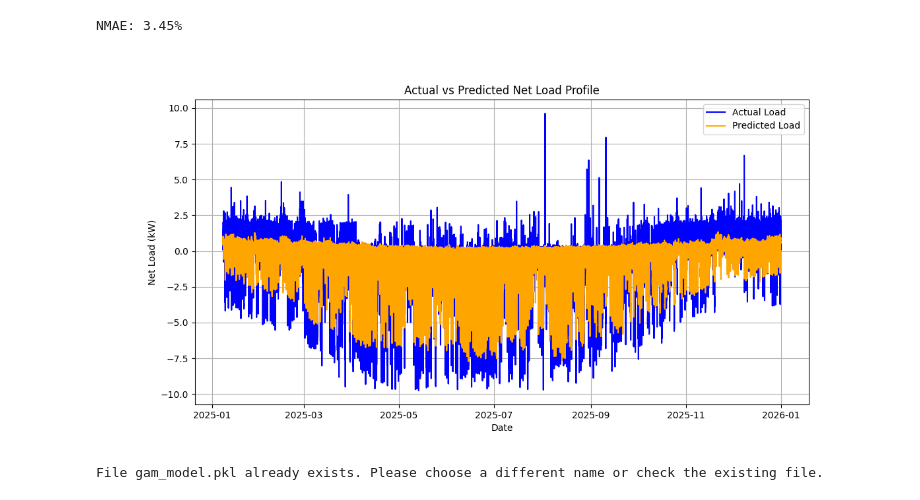
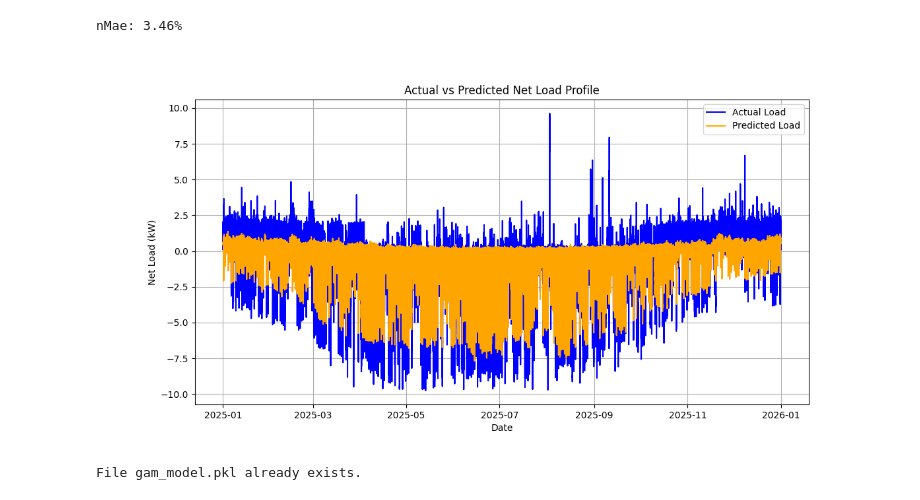
Before and after one commit to erc-fhv/Home_BESS, a Jupyter notebook: src/forecasting/forecasting.ipynb, the cells around one changed output. Cells and saved outputs as stored; diff of their text form; code cells hidden in the pictures.

Commit message:
Add forecasting

```diff
--- a/src/forecasting/forecasting.ipynb
+++ b/src/forecasting/forecasting.ipynb
@@ -92,67 +1,11 @@ features_df
-# %%
-"""Create and train the forecasting model"""
-
-features_names = features_df.columns.tolist()
-
-all_gam_terms = (
-    s(features_names.index("lag_7_days")) +
-    f(features_names.index("day_of_week")) +
-    te(
-        s(features_names.index("hour_of_day"), n_splines=5),
-        s(features_names.index("temperature_2m"), n_splines=5),
-    ) +
-    te(
-        s(features_names.index("hour_of_day"), n_splines=10, lam=0.3),
-        s(features_names.index("global_tilted_irradiance"), n_splines=10, lam=0.15),
-    ) +
-    te(
-        s(features_names.index("temperature_2m"), n_splines=10, lam=0.3),
-        s(features_names.index("wind_speed_10m"), n_splines=10, lam=0.15),
-    ))
-
-my_model = Gam(all_gam_terms)
-x = features_df.values
-y = net_load_profile.values
-history = my_model.train_model(x, y)
-predictions = my_model.predict(x)
-
-def calculate_nmae(y_true: pd.Series | torch.Tensor, y_pred: pd.Series | torch.Tensor) -> float:
-    loss_fn = torch.nn.L1Loss()
-    reference = y_true.max() - y_true.min()
-    mae = loss_fn(torch.tensor(y_pred, dtype=torch.float32), torch.tensor(y_true, dtype=torch.float32))
-    n_mae = 100.0 * mae / reference
-    return n_mae.item()
-
-nmae = calculate_nmae(net_load_profile.values, predictions)
-print(f"nMae: {nmae:.2f}%")
-# %% [output]
-NMAE: 3.45%
-# %%
-import matplotlib.pyplot as plt
-import matplotlib
-%matplotlib widget
-
-# Plot actual vs predicted load profile
-plt.figure(figsize=(12, 6))
-plt.plot(net_load_profile.index, net_load_profile.values, label='Actual Load', color='blue')
-plt.plot(net_load_profile.index, predictions, label='Predicted Load', color='orange')
-plt.xlabel('Date')
-plt.ylabel('Net Load (kW)')
-plt.title('Actual vs Predicted Net Load Profile')
-plt.legend()
-plt.grid()
-plt.show()
-# %% [output]
-[figure, removed]
-# %%
-"""Create and save the model as a pickle file. """
-
-filename = f"gam_model.pkl"
-
-if os.path.exists(filename):
-    print(f"File {filename} already exists.")
-else:
-    with open(filename, 'wb') as f:
-        pickle.dump(my_model, f)
-# %% [output]
-File gam_model.pkl already exists. Please choose a different name or check the existing file.
+# %%
+from forecasting import ForecastingModel
+import matplotlib
+%matplotlib widget
+
+forecasting_model = ForecastingModel()
+forecasting_model.train_model()
+# %% [output]
+nMae: 3.46%
+[figure, added]
+File gam_model.pkl already exists.
```
Also changed, not shown: parts of 4 cells of this notebook, 3 other files.
